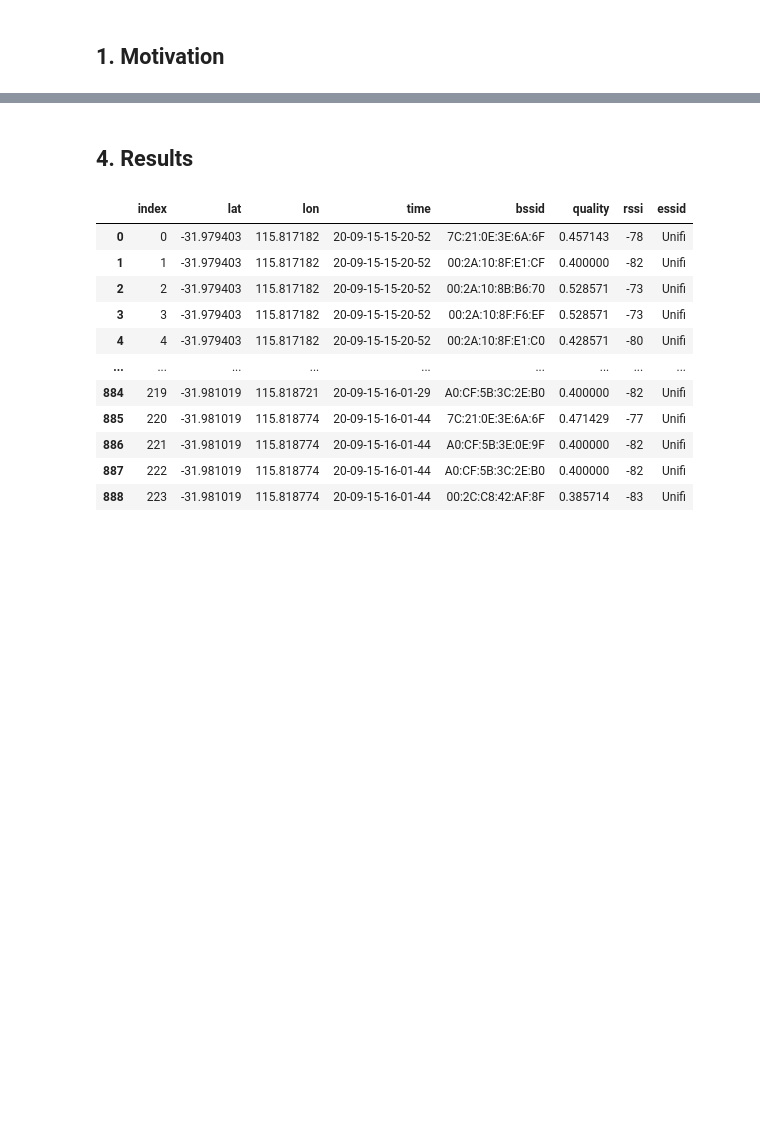
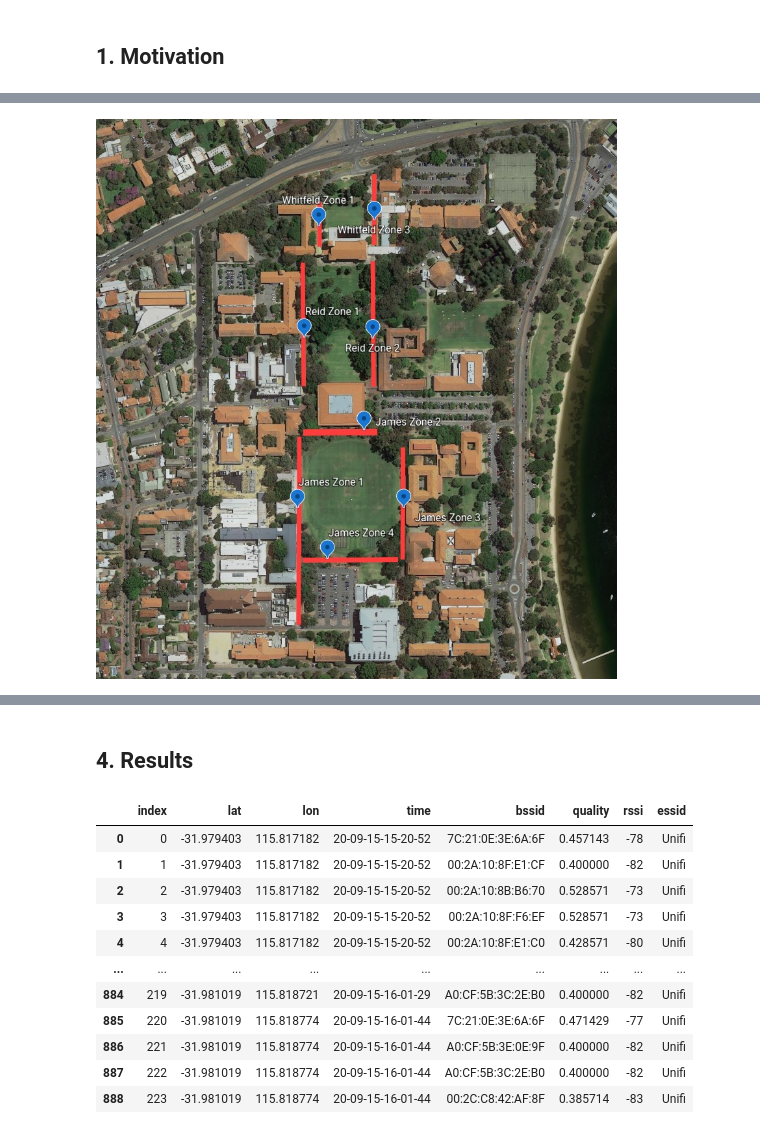
Before and after one commit to CyberFlameGO/uwa_wifi_scan, a Jupyter notebook: display_measurement.ipynb, the cells around one changed output, grey strips where cells are left out. Cells and saved outputs as stored; diff of their text form; code cells hidden in the pictures; blank space fills up the shorter version.

```diff
--- a/display_measurement.ipynb
+++ b/display_measurement.ipynb
@@ -22,0 +27,5 @@ As students of CITS5506 The Internet of Things, the motvation for this project a
+# %%
+from IPython.display import display, Image
+display(Image(filename='./assets/campus_map.jpg', width=700, height=700))
+# %% [output]
+[figure, added]
```
Also changed, not shown: parts of 13 cells of this notebook, 1 other file.
